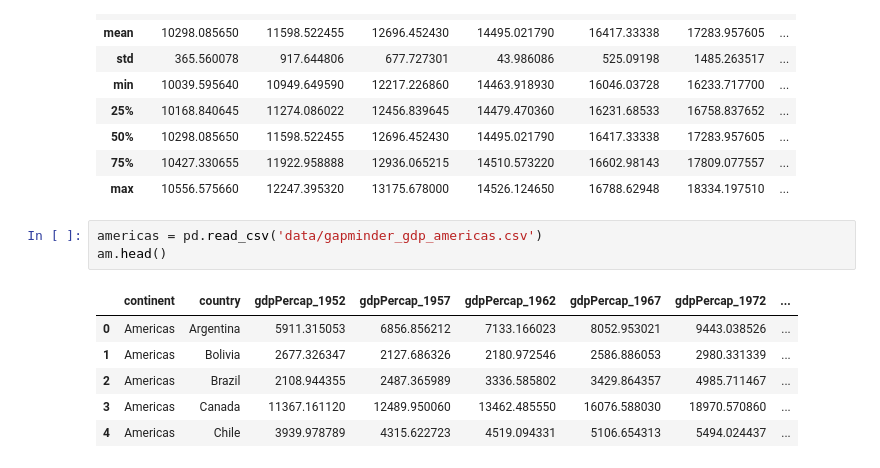
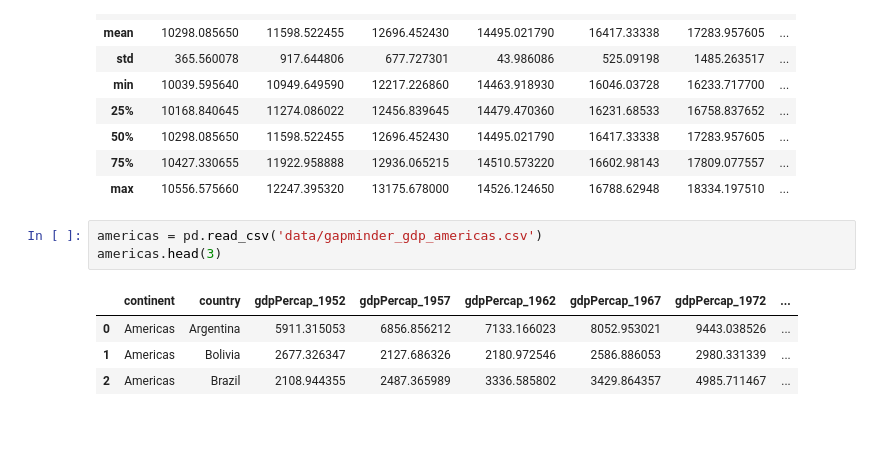
Before and after one commit to nih-fmrif/2017-09-28-NIH-CMN_notebooks, a Jupyter notebook: pandas_and_plotting.ipynb, the cells around one changed output. Saved outputs shown, nothing was run; the diff lists cells and outputs as text; blank space fills up the shorter version.

```diff
--- a/pandas_and_plotting.ipynb
+++ b/pandas_and_plotting.ipynb
@@ -88,11 +88,9 @@ data.describe()
 | max | 10556.575660 | 12247.395320 | 13175.678000 | 14526.124650 | 16788.62948 | 18334.197510 | ... |
 # %%
 americas = pd.read_csv('data/gapminder_gdp_americas.csv')
-am.head()
+americas.head(3)
 # %% [output]
 |  | continent | country | gdpPercap_1952 | gdpPercap_1957 | gdpPercap_1962 | gdpPercap_1967 | gdpPercap_1972 | ... |
 | 0 | Americas | Argentina | 5911.315053 | 6856.856212 | 7133.166023 | 8052.953021 | 9443.038526 | ... |
 | 1 | Americas | Bolivia | 2677.326347 | 2127.686326 | 2180.972546 | 2586.886053 | 2980.331339 | ... |
 | 2 | Americas | Brazil | 2108.944355 | 2487.365989 | 3336.585802 | 3429.864357 | 4985.711467 | ... |
-| 3 | Americas | Canada | 11367.161120 | 12489.950060 | 13462.485550 | 16076.588030 | 18970.570860 | ... |
-| 4 | Americas | Chile | 3939.978789 | 4315.622723 | 4519.094331 | 5106.654313 | 5494.024437 | ... |
```
Also changed, not shown: parts of 1 cell of this notebook.
